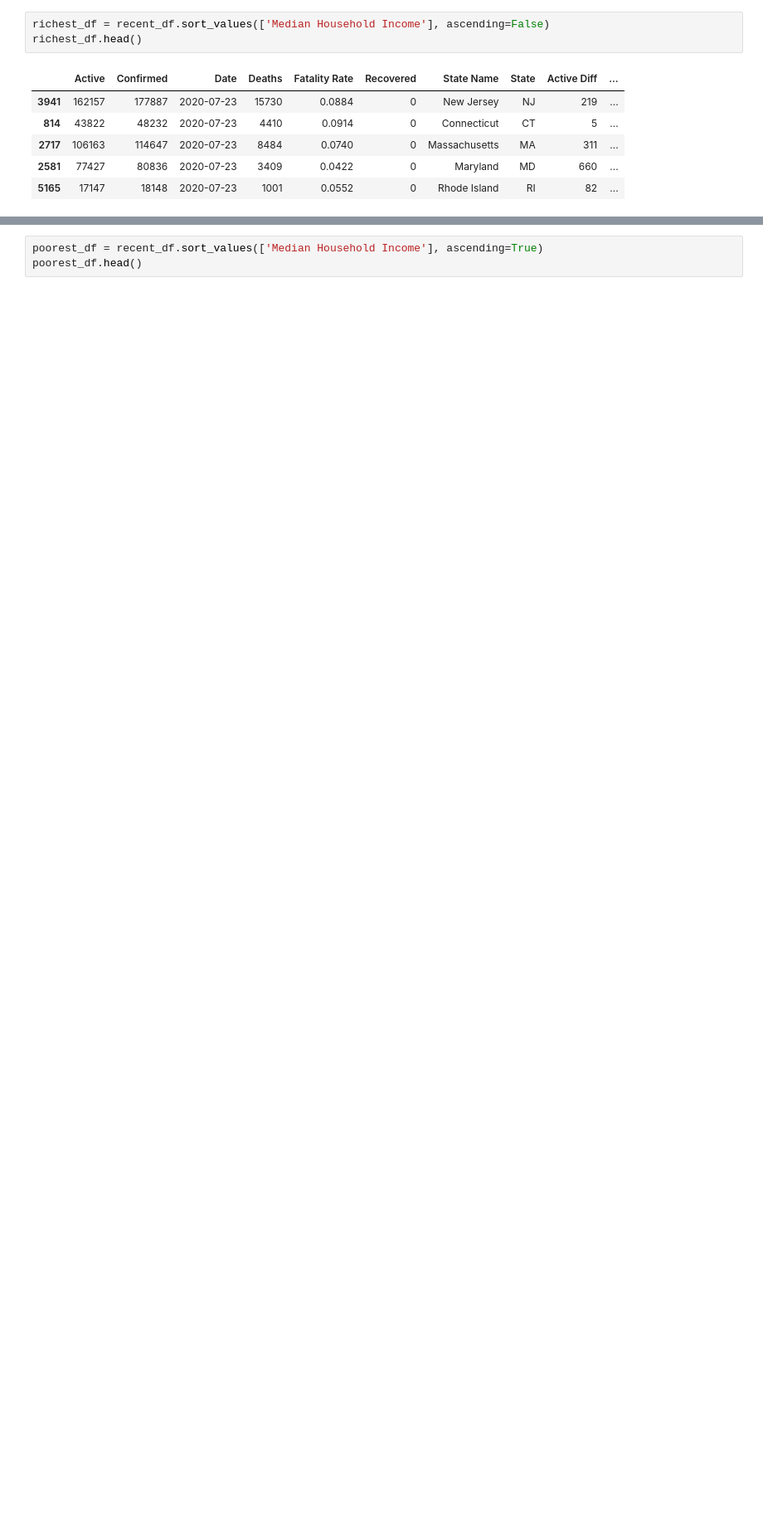
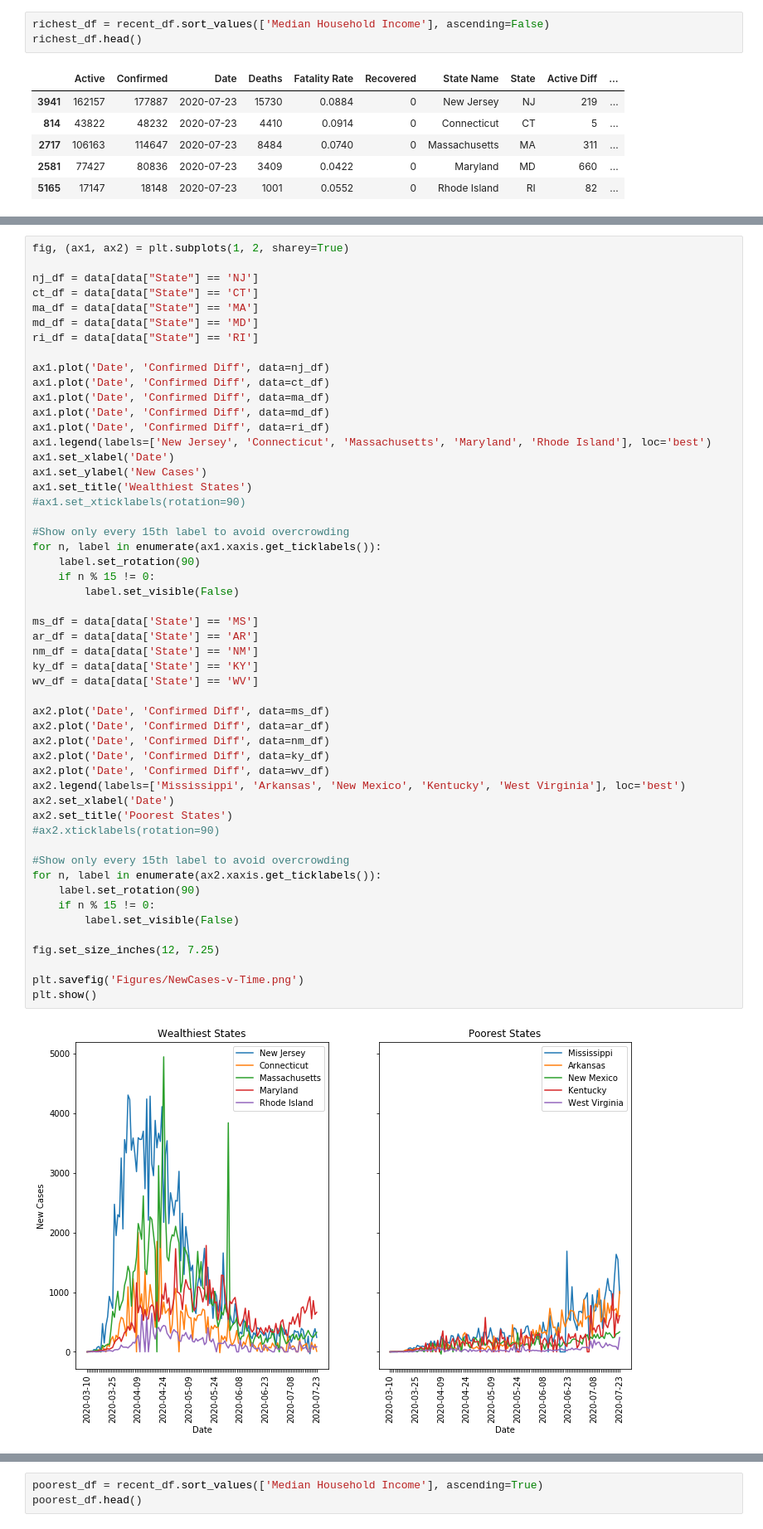
Before and after one commit to phantomsoul1/python-covid-challenge, a Jupyter notebook: JupyterNotebooks/George/CasesVsWealth.ipynb, the cells around one changed output, grey strips where cells are left out. Shown: that part at 83% size. Cells and saved outputs as stored; diff of their text form; blank space fills up the shorter version.

```diff
--- a/JupyterNotebooks/George/CasesVsWealth.ipynb
+++ b/JupyterNotebooks/George/CasesVsWealth.ipynb
@@ -190,3 +259,57 @@ richest_df.head()
+# %%
+fig, (ax1, ax2) = plt.subplots(1, 2, sharey=True)
+
+nj_df = data[data["State"] == 'NJ']
+ct_df = data[data["State"] == 'CT']
+ma_df = data[data["State"] == 'MA']
+md_df = data[data["State"] == 'MD']
+ri_df = data[data["State"] == 'RI']
+
+ax1.plot('Date', 'Confirmed Diff', data=nj_df)
+ax1.plot('Date', 'Confirmed Diff', data=ct_df)
+ax1.plot('Date', 'Confirmed Diff', data=ma_df)
+ax1.plot('Date', 'Confirmed Diff', data=md_df)
+ax1.plot('Date', 'Confirmed Diff', data=ri_df)
+ax1.legend(labels=['New Jersey', 'Connecticut', 'Massachusetts', 'Maryland', 'Rhode Island'], loc='best')
+ax1.set_xlabel('Date')
+ax1.set_ylabel('New Cases')
+ax1.set_title('Wealthiest States')
+#ax1.set_xticklabels(rotation=90)
+
+#Show only every 15th label to avoid overcrowding
+for n, label in enumerate(ax1.xaxis.get_ticklabels()):
+    label.set_rotation(90)
+    if n % 15 != 0:
+        label.set_visible(False)
+
+ms_df = data[data['State'] == 'MS']
+ar_df = data[data['State'] == 'AR']
+nm_df = data[data['State'] == 'NM']
+ky_df = data[data['State'] == 'KY']
+wv_df = data[data['State'] == 'WV']
+
+ax2.plot('Date', 'Confirmed Diff', data=ms_df)
+ax2.plot('Date', 'Confirmed Diff', data=ar_df)
+ax2.plot('Date', 'Confirmed Diff', data=nm_df)
+ax2.plot('Date', 'Confirmed Diff', data=ky_df)
+ax2.plot('Date', 'Confirmed Diff', data=wv_df)
+ax2.legend(labels=['Mississippi', 'Arkansas', 'New Mexico', 'Kentucky', 'West Virginia'], loc='best')
+ax2.set_xlabel('Date')
+ax2.set_title('Poorest States')
+#ax2.xticklabels(rotation=90)
+
+#Show only every 15th label to avoid overcrowding
+for n, label in enumerate(ax2.xaxis.get_ticklabels()):
+    label.set_rotation(90)
+    if n % 15 != 0:
+        label.set_visible(False)
+
+fig.set_size_inches(12, 7.25)
+
+plt.savefig('Figures/NewCases-v-Time.png')
+plt.show()
+# %% [output]
+[figure, added]
 # %%
 nj_df = data[data["State"] == 'NJ']
 ct_df = data[data["State"] == 'CT']
```
Also changed, not shown: parts of 5 cells of this notebook, 6 other files.
